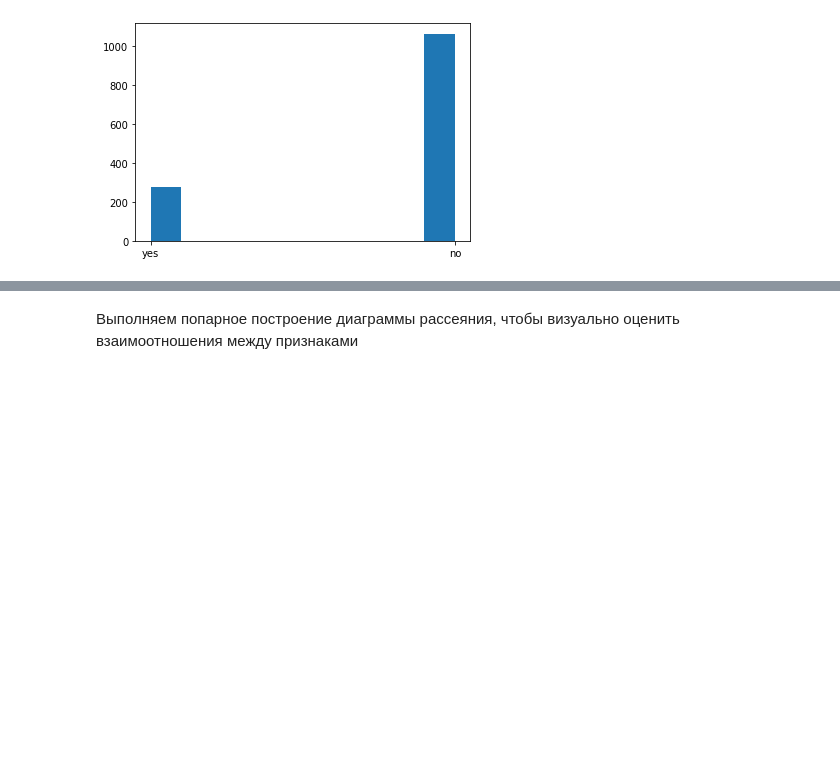
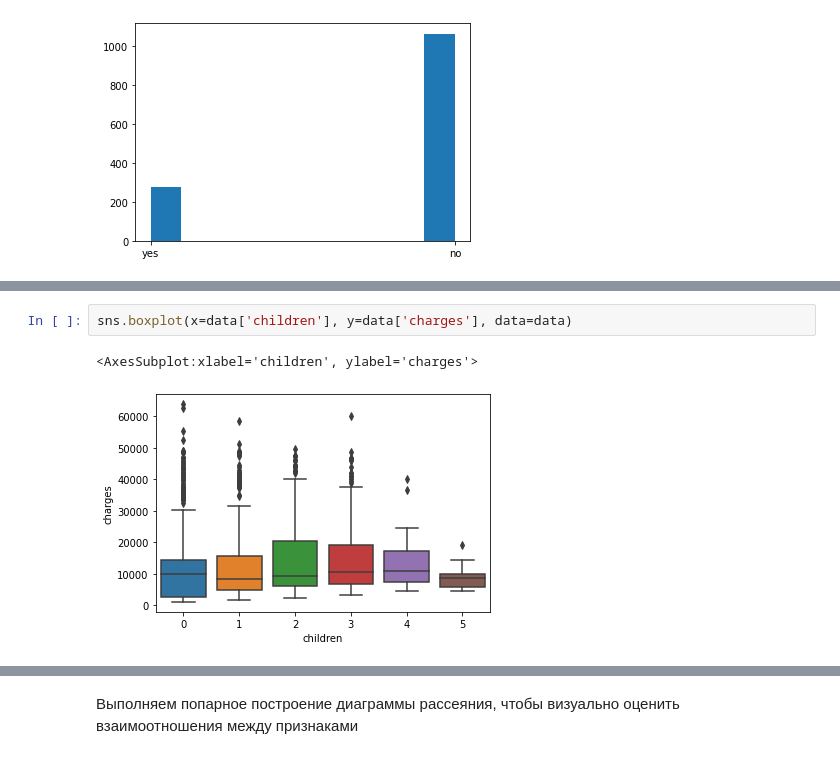
Before and after one commit to kotypopadayutvray/univ_ml_methods, a Jupyter notebook: Лабораторная работа 17/medical_cost.ipynb, the cells around one changed output, grey strips where cells are left out. Saved outputs shown, nothing was run; the diff lists cells and outputs as text; blank space fills up the shorter version.

```diff
--- a/Лабораторная работа 17/medical_cost.ipynb
+++ b/Лабораторная работа 17/medical_cost.ipynb
@@ -91,0 +107,5 @@ plt.show()
+# %%
+sns.boxplot(x=data['children'], y=data['charges'], data=data)
+# %% [output]
+<AxesSubplot:xlabel='children', ylabel='charges'>
+[figure, added]
```
Also changed, not shown: parts of 42 cells of this notebook.
